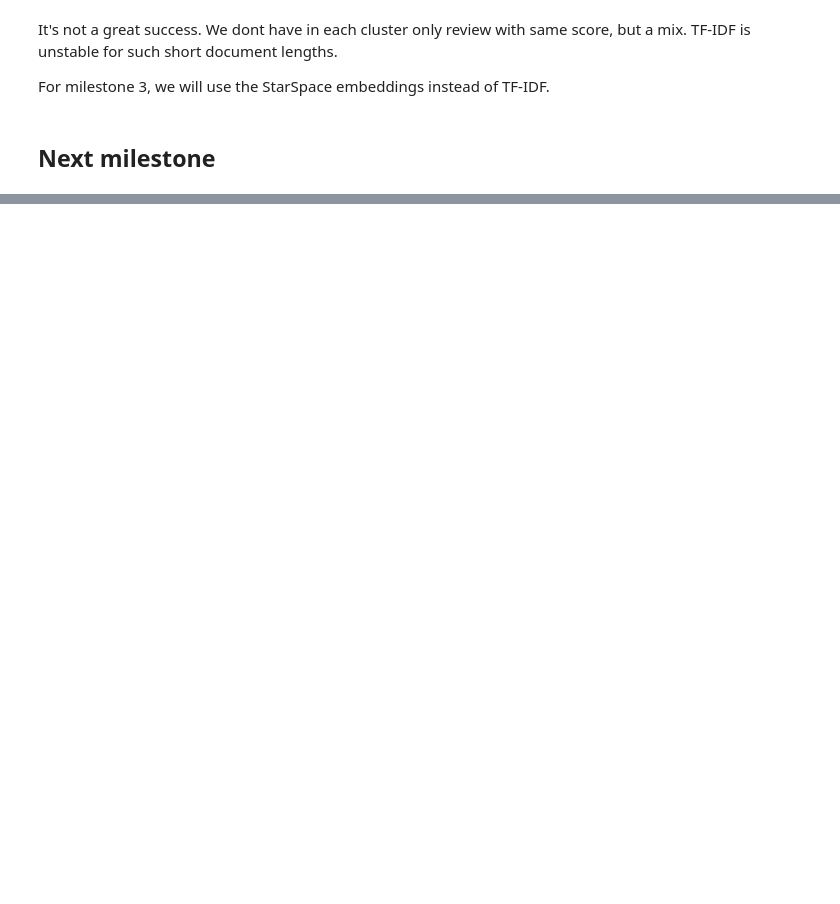
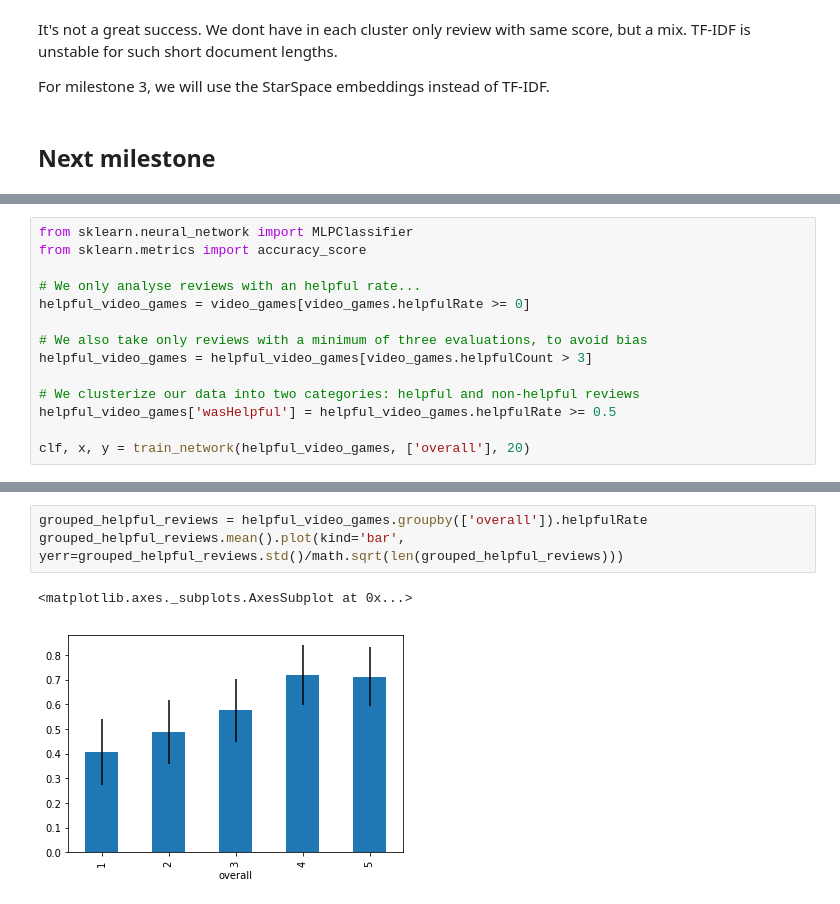
Before and after one commit to adamazon/adamazon-code, a Jupyter notebook: Project.ipynb, the cells around one changed output, grey strips where cells are left out. Drawn from its saved outputs; the diff is of its cells as text; blank space fills up the shorter version.

Commit message:
feature analysis using neural networks^C

```diff
--- a/Project.ipynb
+++ b/Project.ipynb
@@ -655,0 +710,14 @@ For milestone 3, we will use the StarSpace embeddings instead of TF-IDF.
+# %%
+from sklearn.neural_network import MLPClassifier
+from sklearn.metrics import accuracy_score
+
+# We only analyse reviews with an helpful rate...
+helpful_video_games = video_games[video_games.helpfulRate >= 0]
+
+# We also take only reviews with a minimum of three evaluations, to avoid bias
+helpful_video_games = helpful_video_games[video_games.helpfulCount > 3]
+
+# We clusterize our data into two categories: helpful and non-helpful reviews
+helpful_video_games['wasHelpful'] = helpful_video_games.helpfulRate >= 0.5
+
+clf, x, y = train_network(helpful_video_games, ['overall'], 20)
@@ -655,0 +741,6 @@ For milestone 3, we will use the StarSpace embeddings instead of TF-IDF.
+# %%
+grouped_helpful_reviews = helpful_video_games.groupby(['overall']).helpfulRate
+grouped_helpful_reviews.mean().plot(kind='bar', yerr=grouped_helpful_reviews.std()/math.sqrt(len(grouped_helpful_reviews)))
+# %% [output]
+<matplotlib.axes._subplots.AxesSubplot at 0x...>
+[figure, added]
```
Also changed, not shown: parts of 30 cells of this notebook.
